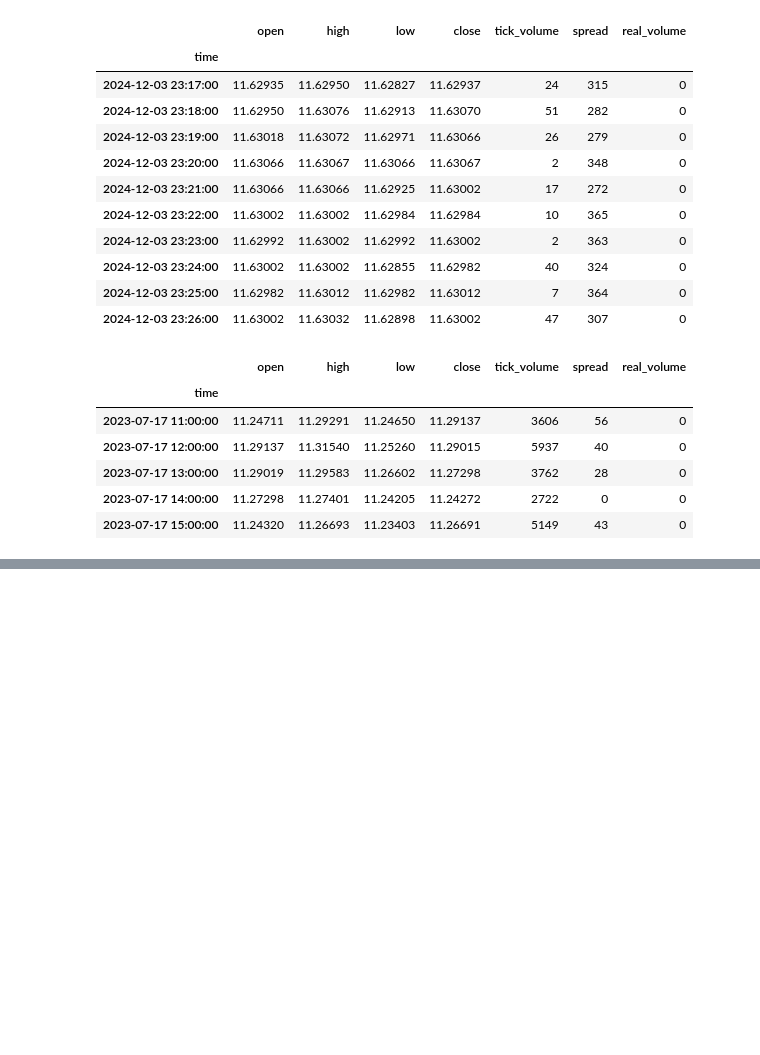
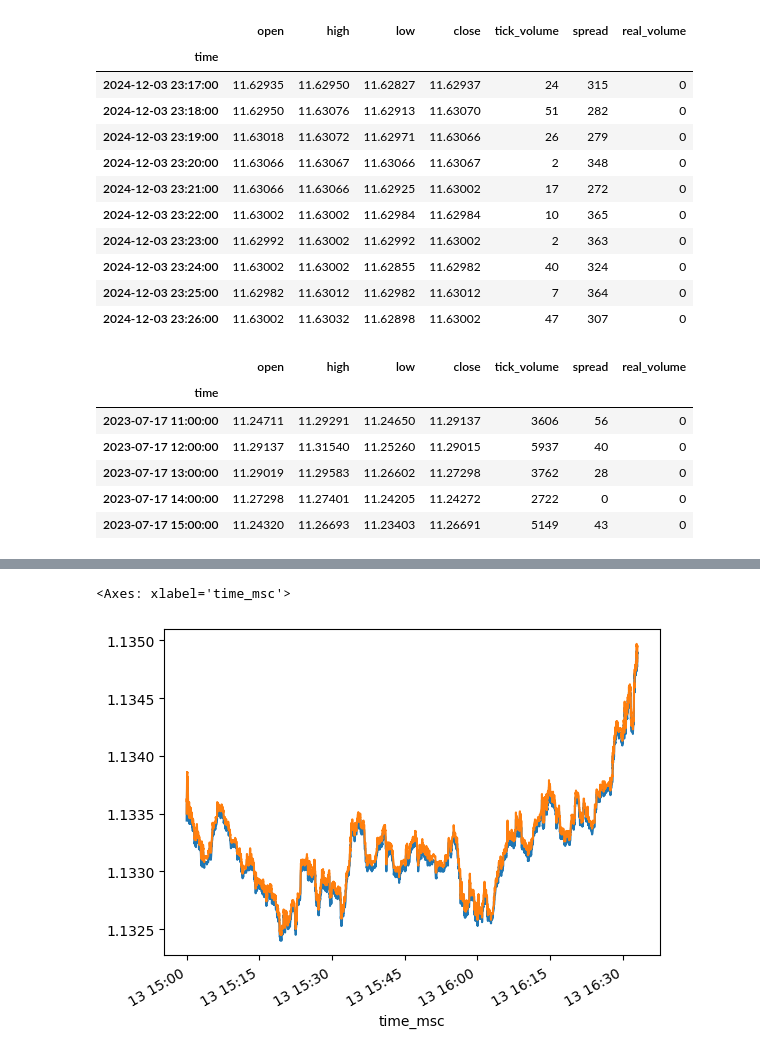
Before and after one commit to JavierVaronBueno/mt5-api-connecction, a Jupyter notebook: mt5APIConnection.ipynb, the cells around one changed output, grey strips where cells are left out. Saved outputs shown, nothing was run; the diff lists cells and outputs as text; code cells hidden in the pictures; blank space fills up the shorter version.

```diff
--- a/mt5APIConnection.ipynb
+++ b/mt5APIConnection.ipynb
@@ -252,0 +269,11 @@ df.head()
+# %%
+symbol = "EURUSD"
+# Recuperar los datos entre dos fechas
+formato = "%Y-%m-%d %H:%M:%S"
+date_init = datetime.strptime("2020-07-13 15:00:00", formato).replace(tzinfo=pytz.utc)
+date_end = datetime.strptime("2020-07-17 15:00:00", formato).replace(tzinfo=pytz.utc)
+# %%
+df = pd.DataFrame(mt5.copy_ticks_from(symbol, date_init, 5000, mt5.COPY_TICKS_ALL))
+df['time_msc'] = pd.to_datetime(df['time_msc'], unit='ms')
+df.set_index('time_msc', inplace=True)
+df
@@ -252,0 +295,6 @@ df.head()
+# %%
+df['bid'].plot()
+df['ask'].plot()
+# %% [output]
+<Axes: xlabel='time_msc'>
+[figure, added]
```
Also changed, not shown: parts of 13 cells of this notebook.
